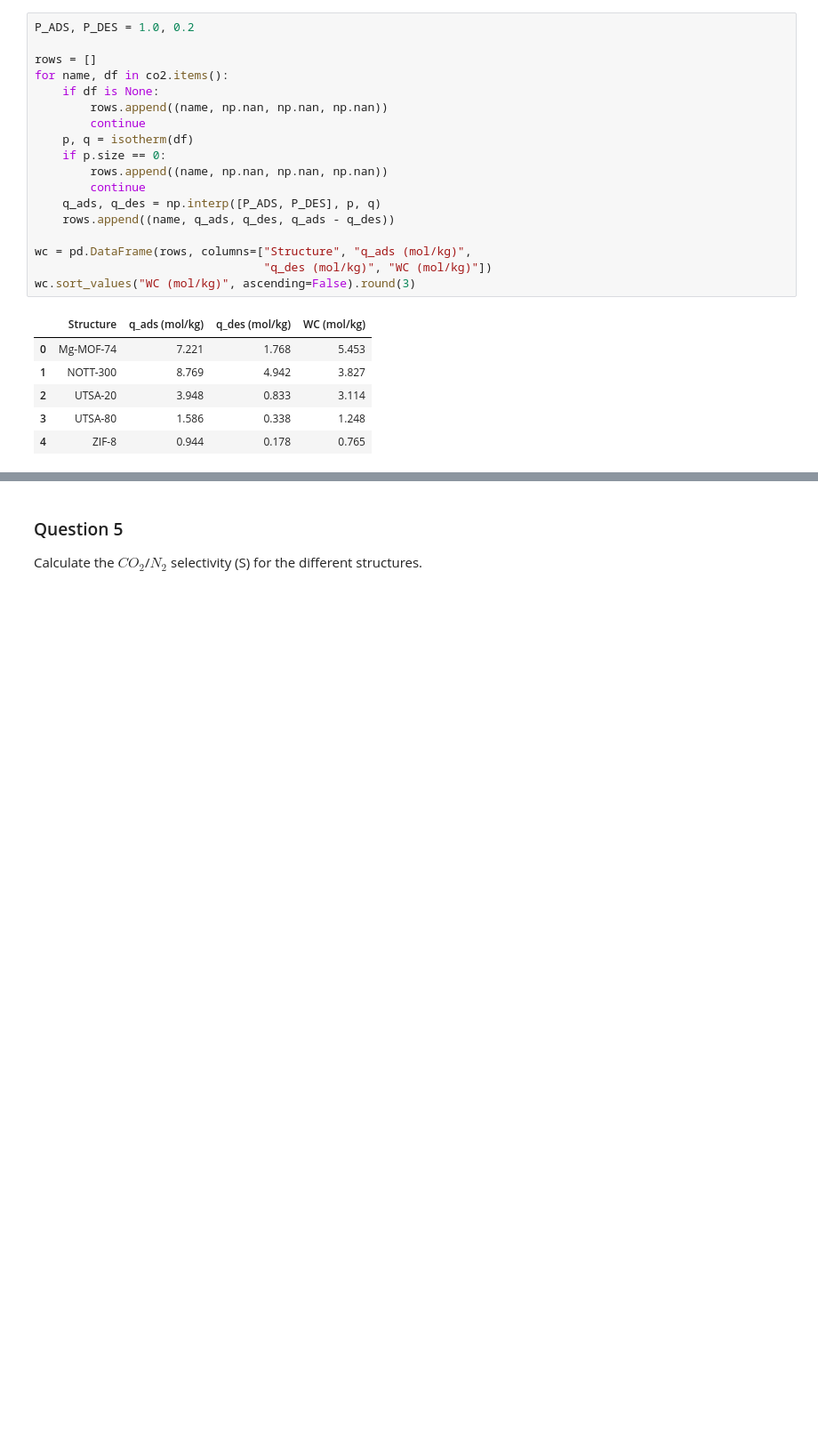
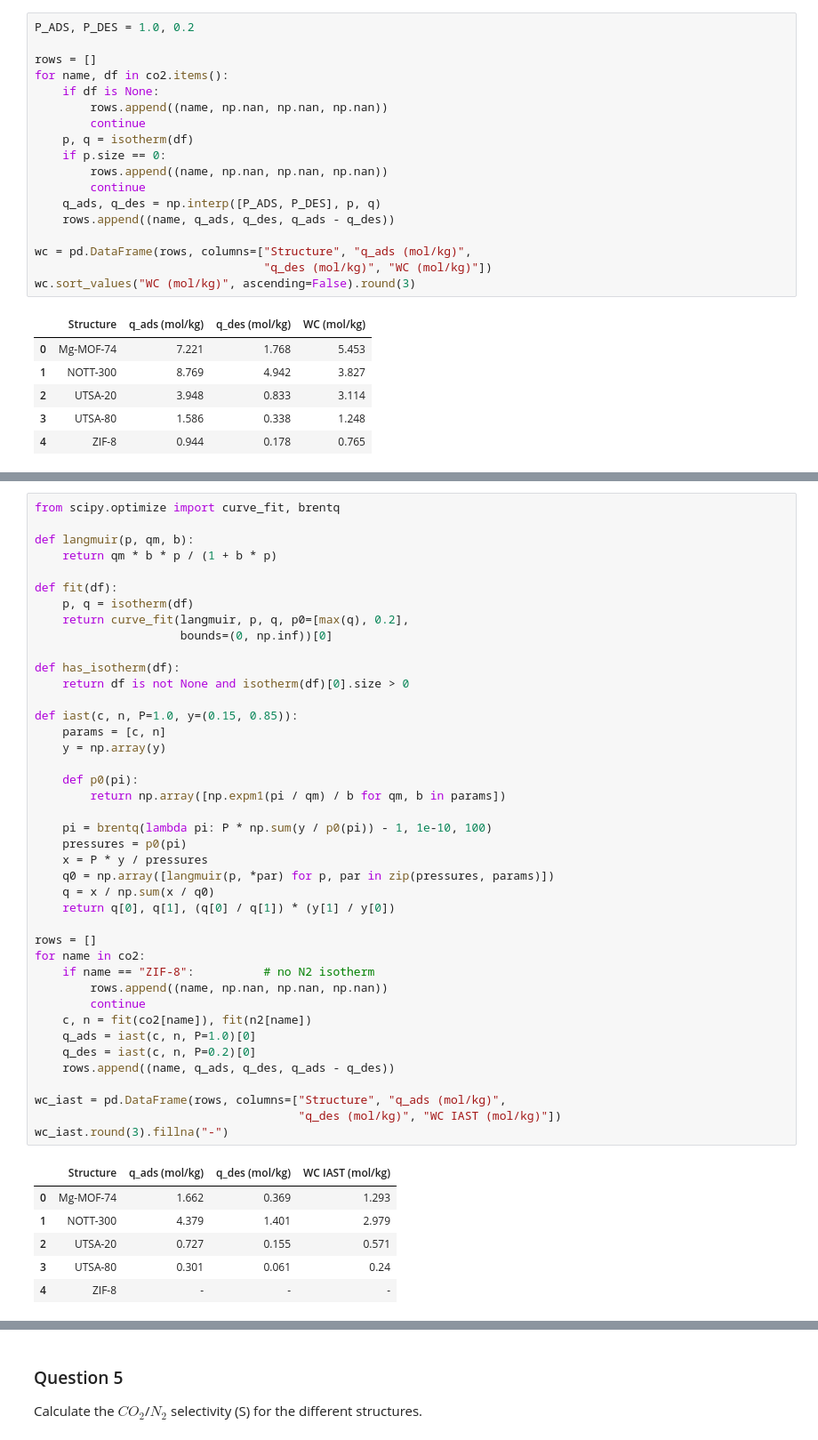
Before and after one commit to taistt/modeling-lab, a Jupyter notebook: GroupL_Block2_project.ipynb, the cells around one changed output, grey strips where cells are left out. Shown at 89% size. Drawn from its saved outputs; the diff is of its cells as text; blank space fills up the shorter version.

```diff
--- a/GroupL_Block2_project.ipynb
+++ b/GroupL_Block2_project.ipynb
@@ -175,0 +205,48 @@ This can be explained by the shape of the isotherms of Question 3. The isotherm
+# %%
+from scipy.optimize import curve_fit, brentq
+
+def langmuir(p, qm, b):
+    return qm * b * p / (1 + b * p)
+
+def fit(df):
+    p, q = isotherm(df)
+    return curve_fit(langmuir, p, q, p0=[max(q), 0.2],
+                     bounds=(0, np.inf))[0]
+
+def has_isotherm(df):
+    return df is not None and isotherm(df)[0].size > 0
+
+def iast(c, n, P=1.0, y=(0.15, 0.85)):
+    params = [c, n]
+    y = np.array(y)
+
+    def p0(pi):
+        return np.array([np.expm1(pi / qm) / b for qm, b in params])
+
+    pi = brentq(lambda pi: P * np.sum(y / p0(pi)) - 1, 1e-10, 100)
+    pressures = p0(pi)
+    x = P * y / pressures
+    q0 = np.array([langmuir(p, *par) for p, par in zip(pressures, params)])
+    q = x / np.sum(x / q0)
+    return q[0], q[1], (q[0] / q[1]) * (y[1] / y[0])
+
+rows = []
+for name in co2:
+    if name == "ZIF-8":          # no N2 isotherm
+        rows.append((name, np.nan, np.nan, np.nan))
+        continue
+    c, n = fit(co2[name]), fit(n2[name])
+    q_ads = iast(c, n, P=1.0)[0]
+    q_des = iast(c, n, P=0.2)[0]
+    rows.append((name, q_ads, q_des, q_ads - q_des))
+
+wc_iast = pd.DataFrame(rows, columns=["Structure", "q_ads (mol/kg)",
+                                      "q_des (mol/kg)", "WC IAST (mol/kg)"])
+wc_iast.round(3).fillna("-")
+# %% [output]
+|  | Structure | q_ads (mol/kg) | q_des (mol/kg) | WC IAST (mol/kg) |
+| 0 | Mg-MOF-74 | 1.662 | 0.369 | 1.293 |
+| 1 | NOTT-300 | 4.379 | 1.401 | 2.979 |
+| 2 | UTSA-20 | 0.727 | 0.155 | 0.571 |
+| 3 | UTSA-80 | 0.301 | 0.061 | 0.24 |
+| 4 | ZIF-8 | - | - | - |
```
Also changed, not shown: parts of 11 cells of this notebook.
